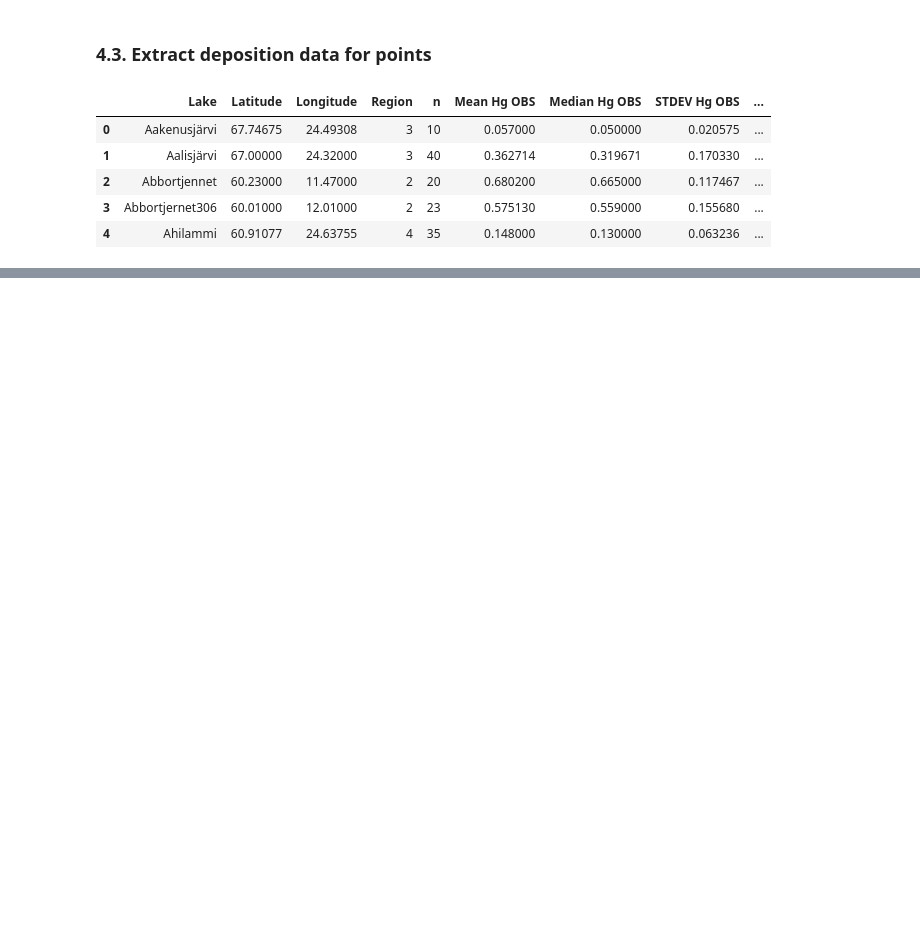
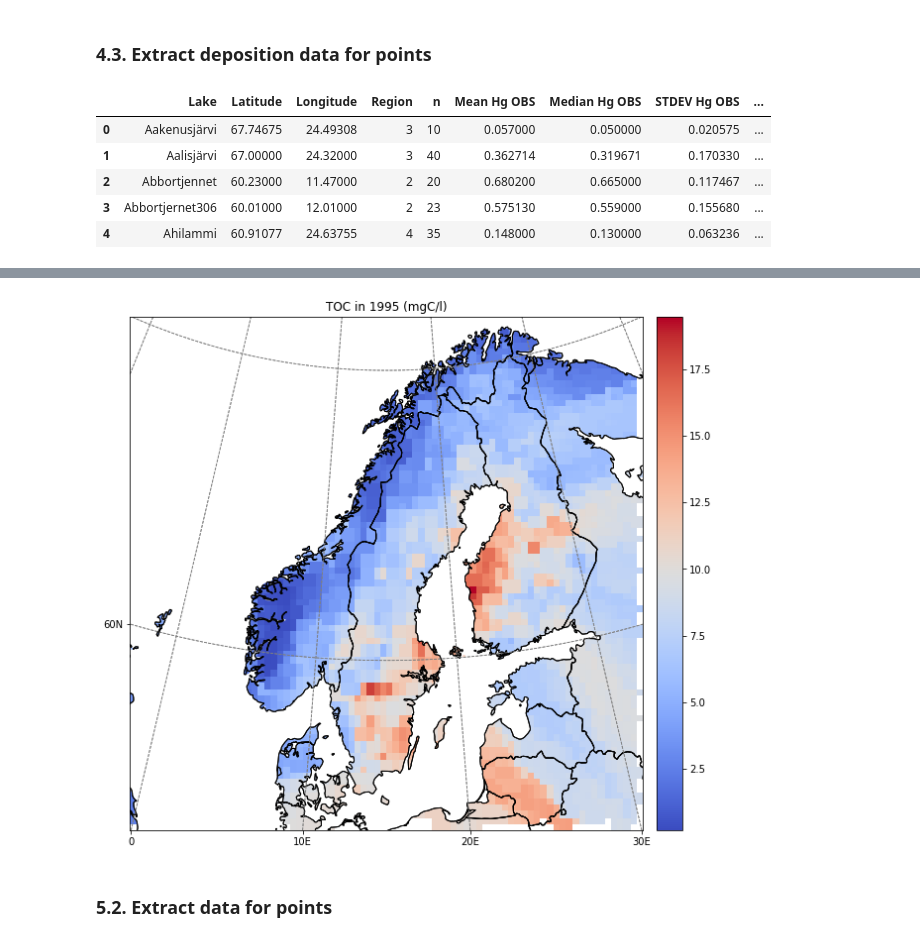
Before and after one commit to JamesSample/misc, a Jupyter notebook: Fish_Hg_Data.ipynb, the cells around one changed output, grey strips where cells are left out. Drawn from its saved outputs; the diff is of its cells as text; code cells hidden in the pictures; blank space fills up the shorter version.

```diff
--- a/Fish_Hg_Data.ipynb
+++ b/Fish_Hg_Data.ipynb
@@ -378,0 +407,10 @@ hg_df.head()
+# %%
+# Read "snap raster" in desired projection
+toc_path = (r'C:\Data\James_Work\Staff\Hans_Fredrik_B\Fish_Hg'
+            r'\data\TOC\chem_TOC_idw_n24_p1_wgs84.tif')
+toc_ds = salem.open_xr_dataset(toc_path)
+
+# Set NDV
+toc_ds['data'].values[toc_ds['data'].values==-9999] = np.nan
+
+toc_ds
@@ -378,0 +427,20 @@ hg_df.head()
+# %%
+# Reproject (and clip) to desired CRS
+toc_ds_proj = gtif.salem.transform(toc_ds, interp='nearest')
+
+# Plot
+fig = plt.figure(figsize=(10,10))
+ax = fig.add_subplot(111)
+smap = toc_ds_proj['data'].salem.quick_map(ax=ax, cmap='coolwarm')
+ax.set_title('TOC in 1995 (mgC/l)')
+smap.set_shapefile(oceans=True, facecolor='white', edgecolor=None)
+smap.plot(ax=ax)
+
+# Save
+out_png = (r'C:\Data\James_Work\Staff\Hans_Fredrik_B\Fish_Hg'
+           r'\PNGs\toc_1995.png')
+plt.savefig(out_png, dpi=200)
+# %% [output]
+[figure, added]
+# %% [markdown]
+### 5.2. Extract data for points
```
Also changed, not shown: parts of 10 cells of this notebook.
